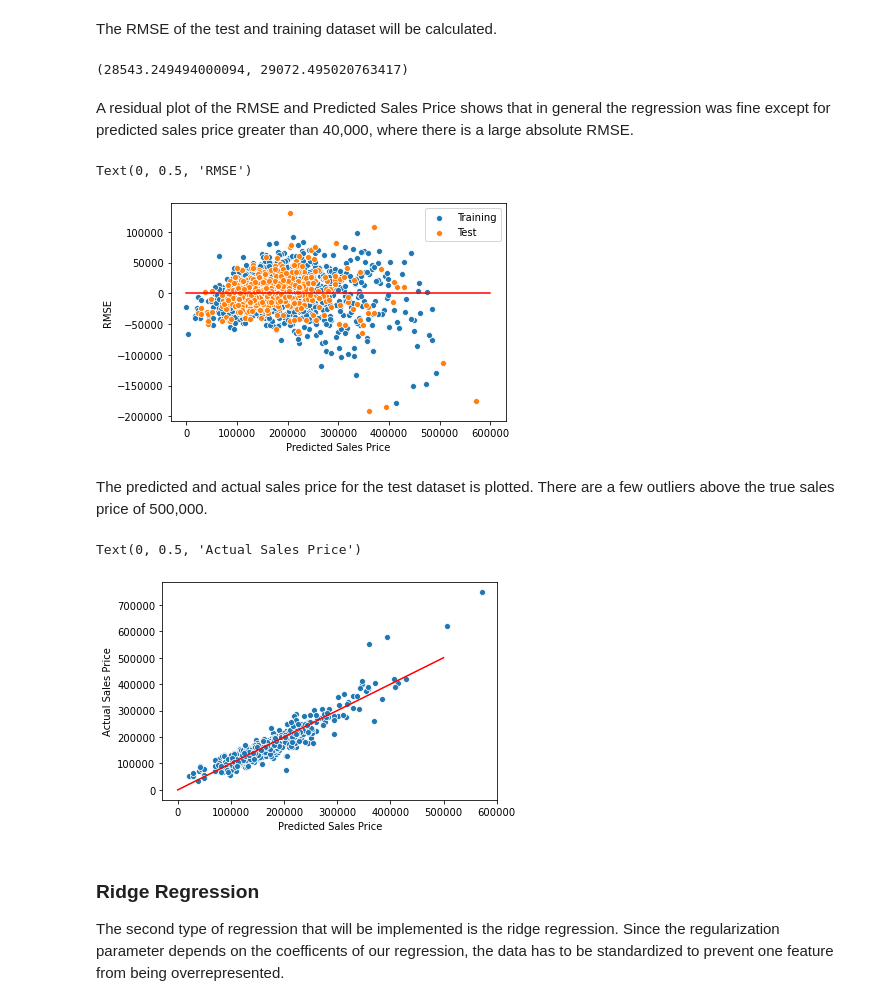
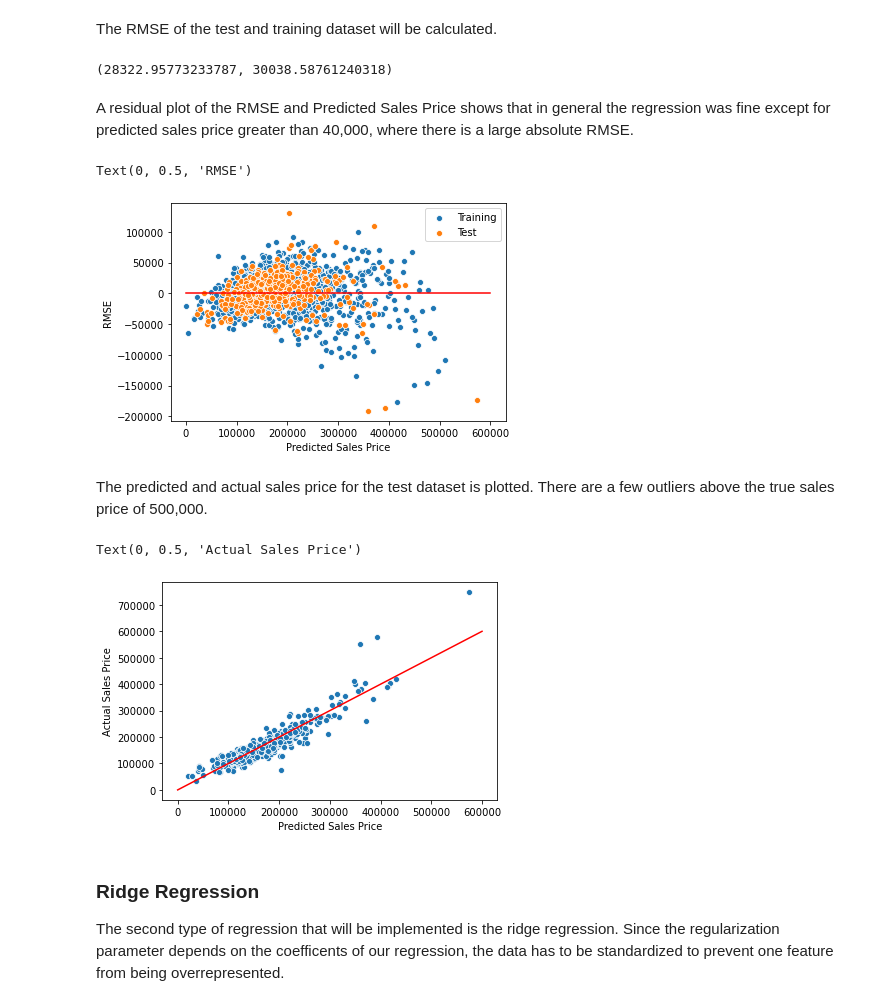
Before and after one commit to benchang123/Ames-Housing, a Jupyter notebook: Ames Housing Writeup.ipynb, the cells around one changed output. Cells and saved outputs as stored; diff of their text form; code cells hidden in the pictures.

```diff
--- a/Ames Housing Writeup.ipynb
+++ b/Ames Housing Writeup.ipynb
@@ -161,7 +160,9 @@ Next, houses that are in rich neighborhoods are likely to be more expensive. Fro
 # %%
-def find_rich_neighborhoods(data, n=3, metric=np.median):
+def find_rich_neighborhoods(data, n=3, metric=np.mean):
     neighborhoods = data.groupby('Neighborhood').agg(metric).sort_values('SalePrice',ascending=False).iloc[0:n].index.tolist()
     return neighborhoods
 
-training_data.groupby('Neighborhood').agg(np.median).sort_values('SalePrice',ascending=False).iloc[0:10]
+richhoods=training_data.groupby('Neighborhood').agg(np.mean).sort_values('SalePrice',ascending=False).iloc[0:20]
+ax = plt.subplots(figsize=(5,8))
+sns.barplot(y=richhoods.index,x=richhoods.SalePrice)
 # %% [output]
@@ -185,7 +175,7 @@ def add_in_rich_neighborhood(data, neighborhoods):
     data['in_rich_neighborhood'] = data['Neighborhood'].isin(neighborhoods).astype('category')
     return data
 
-rich_neighborhoods = find_rich_neighborhoods(training_data, 4, np.median)
+rich_neighborhoods = find_rich_neighborhoods(training_data, 4, np.mean)
 training_data = add_in_rich_neighborhood(training_data, rich_neighborhoods)
 # %% [markdown]
 One Hot Encoding will be used for categorical variables. The following is a function that will one hot encode variables.
@@ -261,9 +251,6 @@ We will define our pipeline to create the dataframe that will be passed into the
 
 *Idea from Data 200*
 # %%
-def rmse(actual, predicted):
-    return np.sqrt(np.mean((actual-predicted)**2))
-
 def select_columns(data, columns):
     """Select only columns passed as arguments."""
     return data.loc[:, columns]
@@ -273,7 +260,6 @@ def process_data_fm(data):
     data = add_total_bathrooms(data)
     data=ohe_column(data,'Functional')
     data=ohe_column(data,'Exter_Qual')
-    data=data.drop(data[data['Garage_Area'].isnull()].index)
 
     # Use rich_neighborhoods computed earlier to add in_rich_neighborhoods feature
     data = add_in_rich_neighborhood(data, rich_neighborhoods)
@@ -290,6 +276,7 @@ def process_data_fm(data):
                 'Functional_Min1',
                 'Functional_Min2',
                 'Functional_Mod',
+                'Functional_Maj2',
                 'Functional_Typ']
     overall_features=num_features+other_features
 
@@ -312,7 +299,7 @@ full_data = pd.read_csv('https://raw.githubusercontent.com/benchang123/Ames-Hous
 num_features=list(features.drop(colinear).index)
 full_clean=full_data.drop(full_data.index[full_data[num_features].isnull().any(1)])
 
-training_data, test_data = train_test_split(full_clean, random_state=42, test_size=0.25)
+training_data, test_data = train_test_split(full_clean, random_state=42, test_size=0.2)
 # %% [markdown]
 It seems like only 19 rows were removed, which isn't bad.
 # %%
@@ -338,7 +328,7 @@ training_rmse = rmse(y_predicted_train, y_train)
 test_rmse = rmse(y_predicted_test, y_test)
 (training_rmse,test_rmse)
 # %% [output]
-(28543.249494000094, 29072.495020763417)
+(28322.95773233787, 30038.58761240318)
 # %% [markdown]
 A residual plot of the RMSE and Predicted Sales Price shows that in general the regression was fine except for predicted sales price greater than 40,000, where there is a large absolute RMSE.
 # %%
@@ -352,18 +342,18 @@ plt.xlabel('Predicted Sales Price')
 plt.ylabel('RMSE')
 # %% [output]
 Text(0, 0.5, 'RMSE')
-[figure, old version]
+[figure, new version]
 # %% [markdown]
 The predicted and actual sales price for the test dataset is plotted. There are a few outliers above the true sales price of 500,000.
 # %%
 sns.scatterplot(y_predicted_test,y_test)
-sns.lineplot([0,500000],[0,500000],color='red')
+sns.lineplot([0,600000],[0,600000],color='red')
 
 plt.xlabel('Predicted Sales Price')
 plt.ylabel('Actual Sales Price')
 # %% [output]
 Text(0, 0.5, 'Actual Sales Price')
-[figure, old version]
+[figure, new version]
 # %% [markdown]
 ### Ridge Regression
 
```
Also changed, not shown: parts of 21 cells of this notebook.
